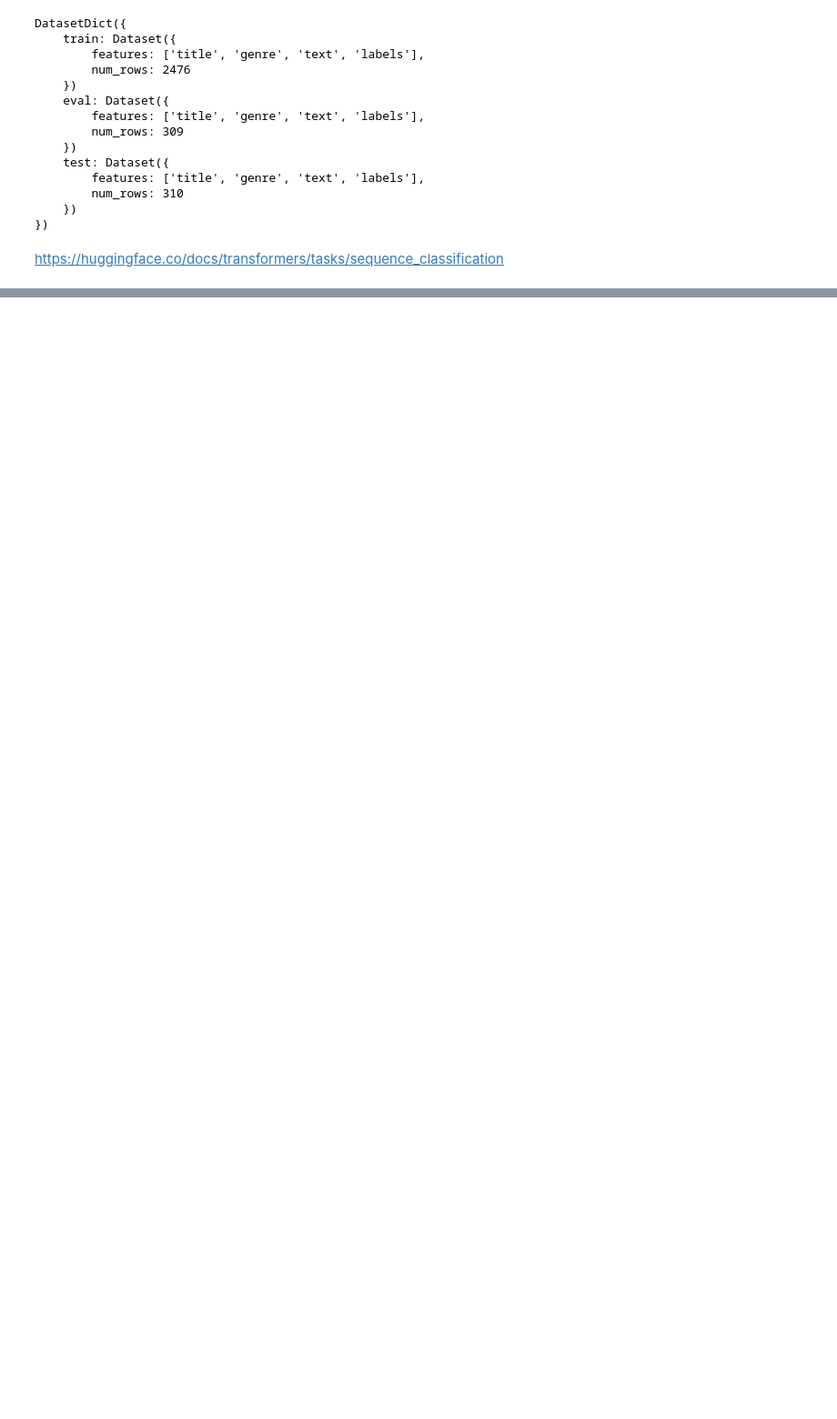
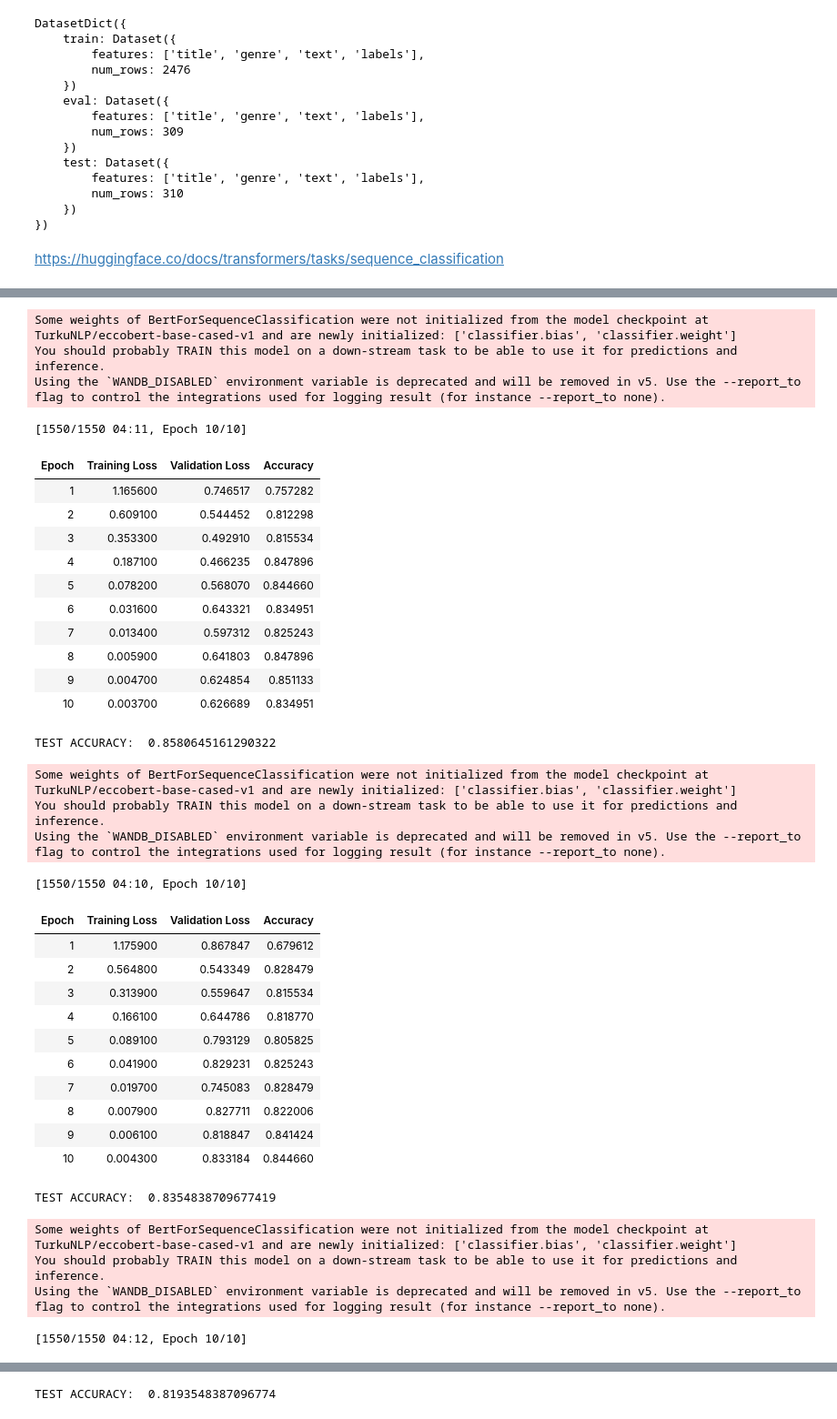
Before and after one commit to vbunt/hume-classifier, a Jupyter notebook: Transformers.ipynb, the cells around one changed output, grey strips where cells are left out. Shown at 91% size. Cells and saved outputs as stored; diff of their text form; code cells hidden in the pictures; blank space fills up the shorter version.

Commit message:
mean and sd experiments

```diff
--- a/Transformers.ipynb
+++ b/Transformers.ipynb
@@ -5,3 +8,3 @@ from utils import import_dataset
 # %%
-dataset = import_dataset()
+data = import_dataset()
 # %%
@@ -137 +139,11 @@ def run_model(model_name, n_epochs, print_examples=False):
+# %%
+def run_many(model, n, n_epochs):
+    accuracy_scores = []
+    for seed in tqdm([i for i in range(n)]):
+        data = import_dataset(seed)
+        accuracy_ = run_model(model, data, n_epochs=n_epochs, matrix=False)
+        accuracy_scores.append(accuracy_)
+
+    print('Mean accuracy: ', mean(accuracy_scores))
+    print('Standard deviation for accuracy: ', std(accuracy_scores))
 # %%
@@ -186,0 +227,39 @@ TEST ACCURACY:  0.8193548387096774
+# %%
+run_many('TurkuNLP/eccobert-base-cased-v1', n=15, n_epochs=10)
+# %% [output]
+Some weights of BertForSequenceClassification were not initialized from the model checkpoint at TurkuNLP/eccobert-base-cased-v1 and are newly initialized: ['classifier.bias', 'classifier.weight']
+You should probably TRAIN this model on a down-stream task to be able to use it for predictions and inference.
+Using the `WANDB_DISABLED` environment variable is deprecated and will be removed in v5. Use the --report_to flag to control the integrations used for logging result (for instance --report_to none).
+[1550/1550 04:11, Epoch 10/10]
+| Epoch | Training Loss | Validation Loss | Accuracy |
+| 1 | 1.165600 | 0.746517 | 0.757282 |
+| 2 | 0.609100 | 0.544452 | 0.812298 |
+| 3 | 0.353300 | 0.492910 | 0.815534 |
+| 4 | 0.187100 | 0.466235 | 0.847896 |
+| 5 | 0.078200 | 0.568070 | 0.844660 |
+| 6 | 0.031600 | 0.643321 | 0.834951 |
+| 7 | 0.013400 | 0.597312 | 0.825243 |
+| 8 | 0.005900 | 0.641803 | 0.847896 |
+| 9 | 0.004700 | 0.624854 | 0.851133 |
+| 10 | 0.003700 | 0.626689 | 0.834951 |
+TEST ACCURACY:  0.8580645161290322
+Some weights of BertForSequenceClassification were not initialized from the model checkpoint at TurkuNLP/eccobert-base-cased-v1 and are newly initialized: ['classifier.bias', 'classifier.weight']
+You should probably TRAIN this model on a down-stream task to be able to use it for predictions and inference.
+Using the `WANDB_DISABLED` environment variable is deprecated and will be removed in v5. Use the --report_to flag to control the integrations used for logging result (for instance --report_to none).
+[1550/1550 04:10, Epoch 10/10]
+| Epoch | Training Loss | Validation Loss | Accuracy |
+| 1 | 1.175900 | 0.867847 | 0.679612 |
+| 2 | 0.564800 | 0.543349 | 0.828479 |
+| 3 | 0.313900 | 0.559647 | 0.815534 |
+| 4 | 0.166100 | 0.644786 | 0.818770 |
+| 5 | 0.089100 | 0.793129 | 0.805825 |
+| 6 | 0.041900 | 0.829231 | 0.825243 |
+| 7 | 0.019700 | 0.745083 | 0.828479 |
+| 8 | 0.007900 | 0.827711 | 0.822006 |
+| 9 | 0.006100 | 0.818847 | 0.841424 |
+| 10 | 0.004300 | 0.833184 | 0.844660 |
+TEST ACCURACY:  0.8354838709677419
+Some weights of BertForSequenceClassification were not initialized from the model checkpoint at TurkuNLP/eccobert-base-cased-v1 and are newly initialized: ['classifier.bias', 'classifier.weight']
+You should probably TRAIN this model on a down-stream task to be able to use it for predictions and inference.
+Using the `WANDB_DISABLED` environment variable is deprecated and will be removed in v5. Use the --report_to flag to control the integrations used for logging result (for instance --report_to none).
+[1550/1550 04:12, Epoch 10/10]
@@ -186,0 +277 @@ TEST ACCURACY:  0.8193548387096774
+TEST ACCURACY:  0.8193548387096774
```
Also changed, not shown: parts of 11 cells of this notebook, 1 other file.
